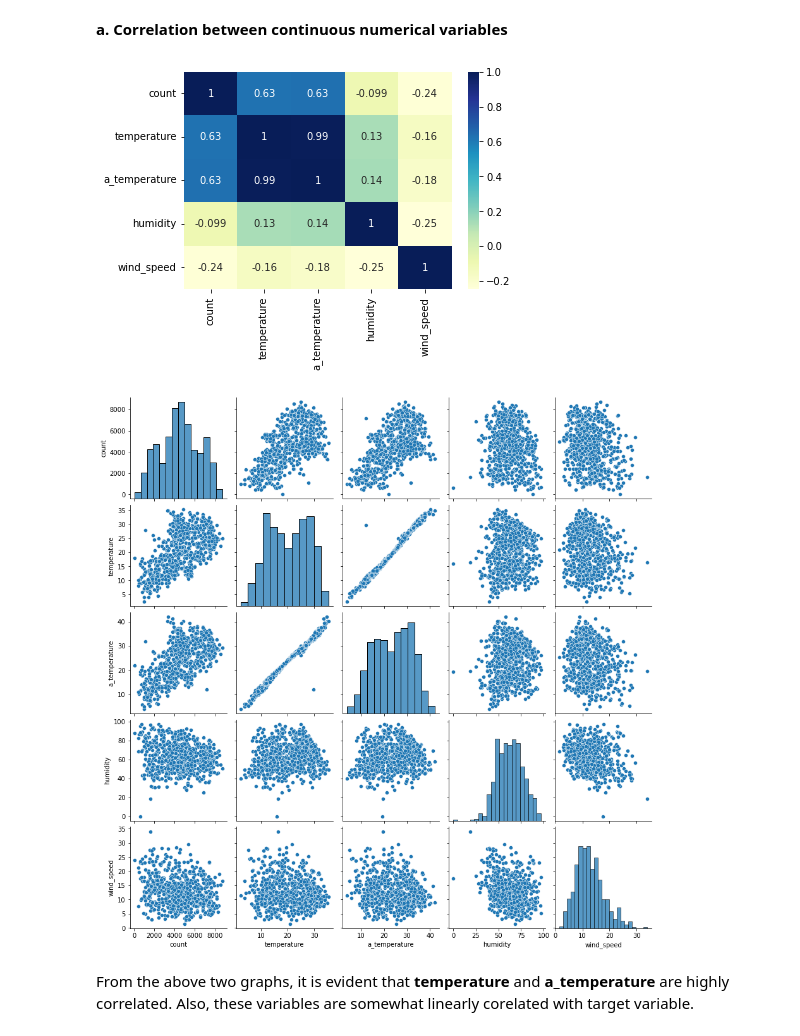
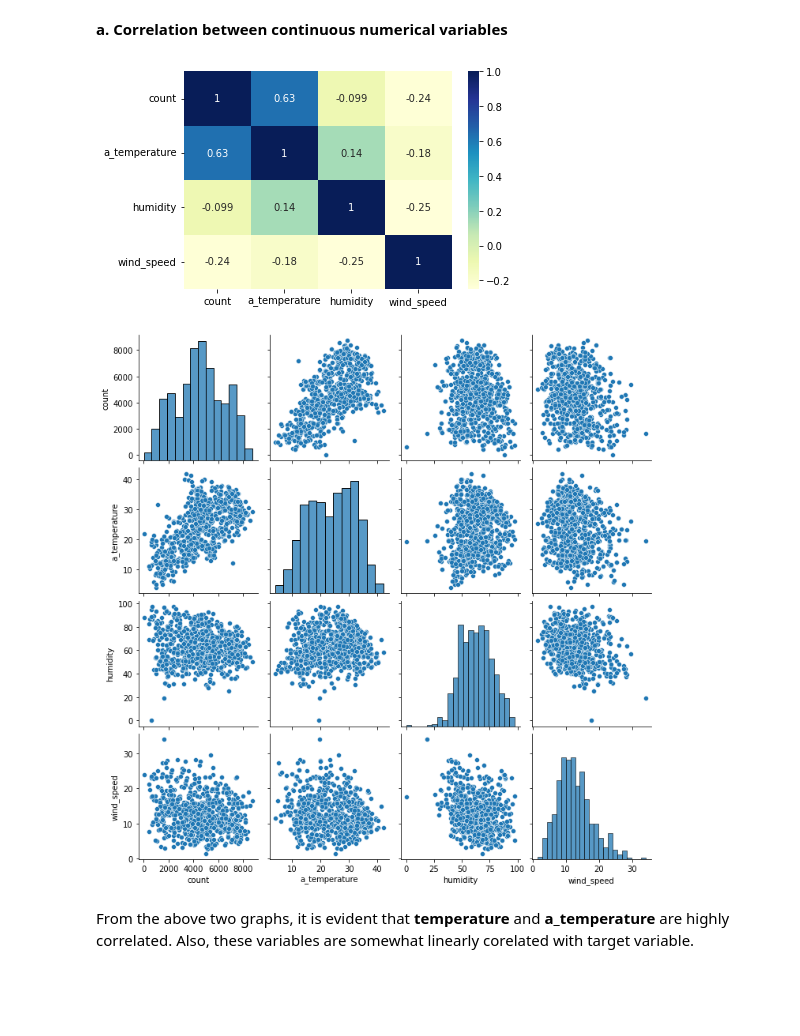
Before and after one commit to nazneenansari/BikeSharingDemandPrediction, a Jupyter notebook: BikeSharingDemandPrediction.ipynb, the cells around one changed output. Saved outputs shown, nothing was run; the diff lists cells and outputs as text; code cells hidden in the pictures; blank space fills up the shorter version.

```diff
--- a/BikeSharingDemandPrediction.ipynb
+++ b/BikeSharingDemandPrediction.ipynb
@@ -48,6 +55,6 @@ warnings.filterwarnings('ignore')
 # %%
 # Reading the dataset
-bike_data = pd.read_csv("day.csv" , parse_dates=['dteday'])
+bike_data = pd.read_csv("https://raw.githubusercontent.com/nazneenansari/dataset/master/day.csv" , parse_dates=['dteday'])
 bike_data.head()
 # %% [output]
 |  | instant | dteday | season | yr | mnth | holiday | weekday | workingday | weathersit | temp | ... |
@@ -179,14 +185,14 @@ bike_data.head()
 # %% [markdown]
 __a. Correlation between continuous numerical variables__
 # %%
-sns.heatmap(bike_data[['count', 'temperature', 'a_temperature', 'humidity','wind_speed']].corr(),annot=True, cmap='YlGnBu' )
+sns.heatmap(bike_data[['count', 'a_temperature', 'humidity','wind_speed']].corr(),annot=True, cmap='YlGnBu' )
 plt.show()
 # %% [output]
-[figure, old version]
+[figure, new version]
 # %%
-sns.pairplot(data=bike_data,vars=['count', 'temperature', 'a_temperature', 'humidity','wind_speed'])
+sns.pairplot(data=bike_data,vars=['count', 'a_temperature', 'humidity','wind_speed'])
 plt.show()
 # %% [output]
-[figure, old version]
+[figure, new version]
 # %% [markdown]
 From the above two graphs, it is evident that __temperature__ and __a_temperature__ are highly correlated. Also, these variables are somewhat linearly corelated with target variable.
```
Also changed, not shown: parts of 98 cells of this notebook.
